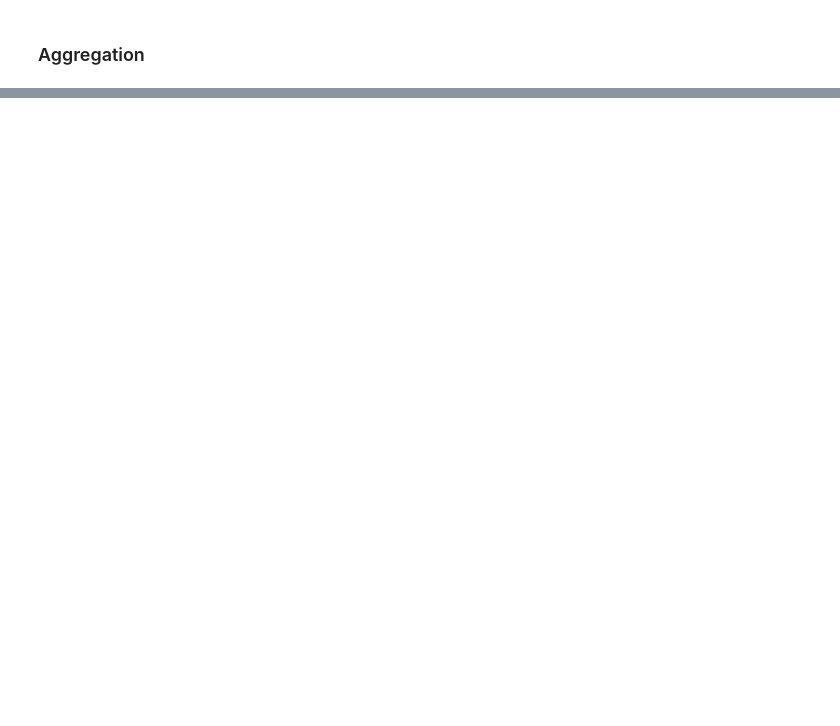
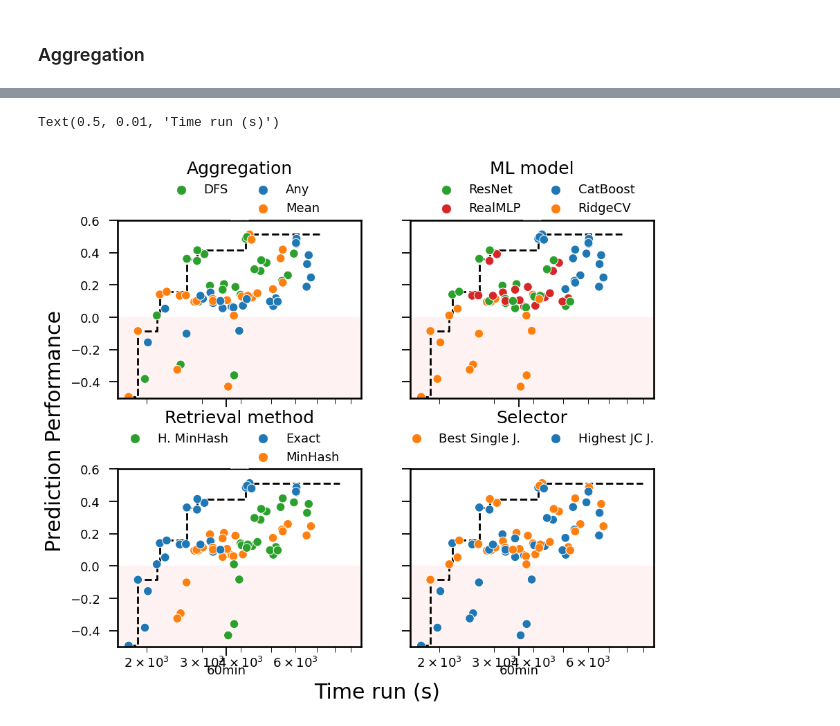
Before and after one commit to rcap107/retrieve-merge-predict, a Jupyter notebook: notebooks/Additional plots.ipynb, the cells around one changed output, grey strips where cells are left out. Saved outputs shown, nothing was run; the diff lists cells and outputs as text; code cells hidden in the pictures; blank space fills up the shorter version.

```diff
--- a/notebooks/Additional plots.ipynb
+++ b/notebooks/Additional plots.ipynb
@@ -529,0 +465,57 @@ for idx_, ax in enumerate(axs):
+# %%
+fig, axs = plt.subplots(2, 2, squeeze=True, sharey=True, sharex=True, figsize=(10, 8), gridspec_kw={"hspace":.4} )
+
+# axs[0].set_xscale("log")
+# axs[0].set_ylabel("Prediction performance")
+
+variable = "peak_fit"
+x = res[variable]
+y = res["y"]
+y_var = "y"
+
+hue_order = {
+    "estimator": ["highest_containment","best_single_join"],
+    "chosen_model": ["catboost", "ridgecv", "resnet", "realmlp"],
+    "jd_method": ["exact_matching", "minhash", "minhash_hybrid"],
+    "aggregation": ["first", "mean", "dfs"],
+}
+
+
+groups = ["aggregation", "chosen_model", "jd_method", "estimator"]
+for pl_id in range(4):
+    group_variable = groups[pl_id]
+    ax = axs[pl_id//2][pl_id%2]
+    ax.set_xscale("log")
+    idx_ = pl_id
+    h, l = plotting.pareto_frontier_plot(
+        data,
+        variable,
+        y_var,
+        hue_var=group_variable,
+        palette="tab10",
+        hue_order=hue_order[group_variable],
+        ax=ax,
+        ax_title="",
+        ax_xlabel="",
+    )
+    l = [constants.LABEL_MAPPING[groups[pl_id]][_] for _ in l]
+
+    ax.legend(
+        h,
+        l,
+        loc="upper center",
+        bbox_to_anchor=(0.5, 1.4),
+        title=constants.LABEL_MAPPING["variables"][groups[pl_id]],
+        ncols= 2,
+        mode="expand",
+        edgecolor="white",
+        # columnspacing=50
+    )
+    ax.xaxis.set_major_formatter(major_time_formatter)
+    ax.xaxis.set_major_locator(major_time_locator)
+
+fig.supylabel("Prediction Performance")
+fig.supxlabel("Time run (s)")
+# %% [output]
+Text(0.5, 0.01, 'Time run (s)')
+[figure, added]
```
Also changed, not shown: parts of 24 cells of this notebook.
